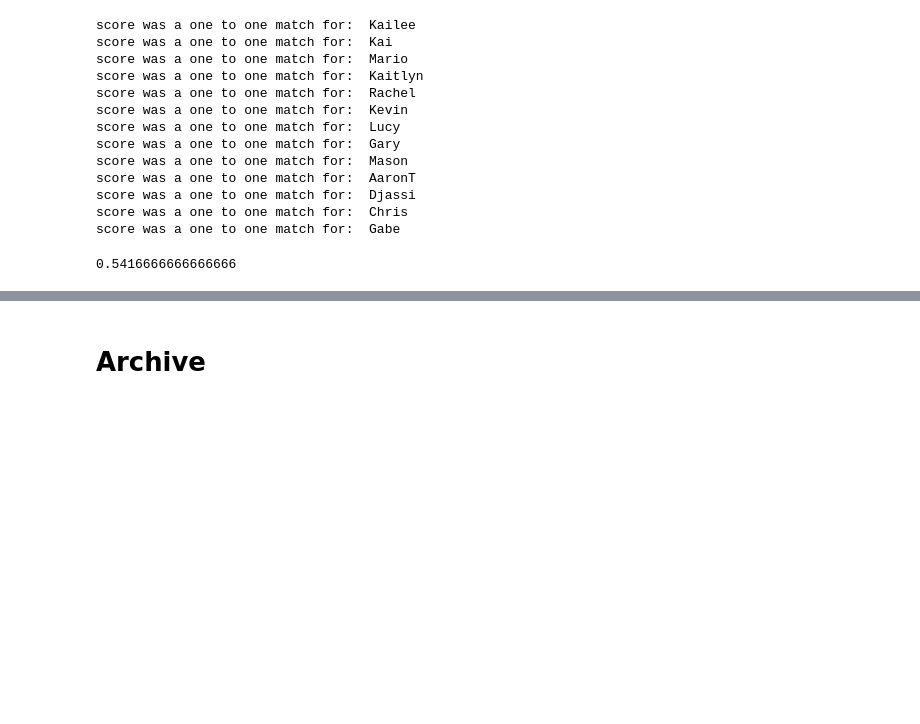
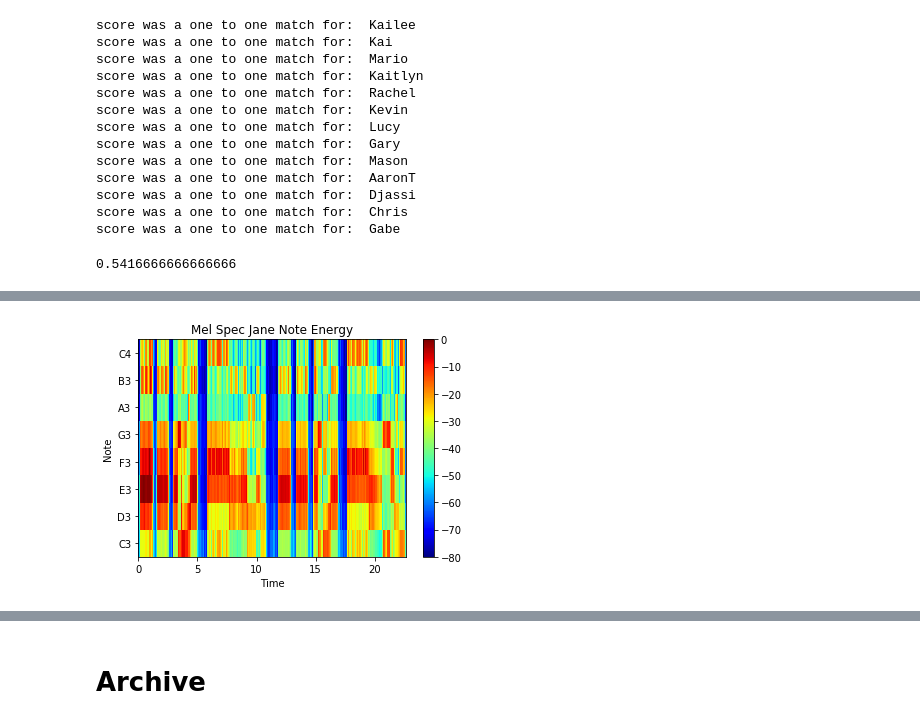
Before and after one commit to GabeQ/MusicStems, a Jupyter notebook: musicStemsFinalProj.ipynb, the cells around one changed output, grey strips where cells are left out. Drawn from its saved outputs; the diff is of its cells as text; code cells hidden in the pictures; blank space fills up the shorter version.

```diff
--- a/musicStemsFinalProj.ipynb
+++ b/musicStemsFinalProj.ipynb
@@ -531,0 +613,21 @@ print(allThreeMetricsAccuracy)
+# %%
+def calculateMelSpecDotProduct(artist, scaleMelSpec, queryDataBase=db_JingleBells):
+    querySong = queryDataBase[artist]
+    queryMelSpec = lb.feature.melspectrogram(y=querySong, sr=22050, n_mels=128, fmax=8000)
+    print(queryMelSpec.shape)
+    melSpecEnergy = np.matmul(scaleMelSpec.T, queryMelSpec)
+    return melSpecEnergy
+# %%
+kevinMelSpecEnergy = calculateMelSpecDotProduct('Kevin', kevinScaleMelSpec)
+janeMelSpecEnergy = calculateMelSpecDotProduct('Jane', janeScaleMelSpec)
+lucyMelSpecEnergy = calculateMelSpecDotProduct('Lucy', lucyScaleMelSpec)
+mayaMelSpecEnergy = calculateMelSpecDotProduct('Maya', mayaScaleMelSpec)
+shivMelSpecEnergy = calculateMelSpecDotProduct('Shiv', shivScaleMelSpec)
+djassiMelSpecEnergy = calculateMelSpecDotProduct('Djassi', djassiScaleMelSpec)
+isabelMelSpecEnergy = calculateMelSpecDotProduct('Isabel', isabelScaleMelSpec)
+kaiMelSpecEnergy = calculateMelSpecDotProduct('Kai', kaiScaleMelSpec)
+
+janeSongKevinScale = calculateMelSpecDotProduct('Jane', kevinScaleMelSpec)
+kevinSongJaneScale = calculateMelSpecDotProduct('Kevin', janeScaleMelSpec)
+isabelSongLucyScale = calculateMelSpecDotProduct('Isabel', lucyScaleMelSpec)
+kaiSongDjassiScale = calculateMelSpecDotProduct('Kai', djassiScaleMelSpec)
@@ -531,0 +647,12 @@ print(allThreeMetricsAccuracy)
+# %%
+maxTime = janeMelSpecEnergy.shape[1]*512/22050
+plt.imshow(lb.power_to_db(janeMelSpecEnergy, ref=np.max), origin = 'lower', aspect='auto',
+           cmap = 'jet', extent=(0, maxTime, 0, 8))
+plt.yticks(np.arange(0, 8)+.5, ('C3', 'D3', 'E3', 'F3', 'G3', 'A3', 'B3', 'C4'))
+plt.title('Mel Spec Jane Note Energy')
+plt.ylabel('Note')
+plt.xlabel('Time')
+plt.colorbar()
+plt.show()
+# %% [output]
+[figure, added]
```
Also changed, not shown: parts of 25 cells of this notebook.
